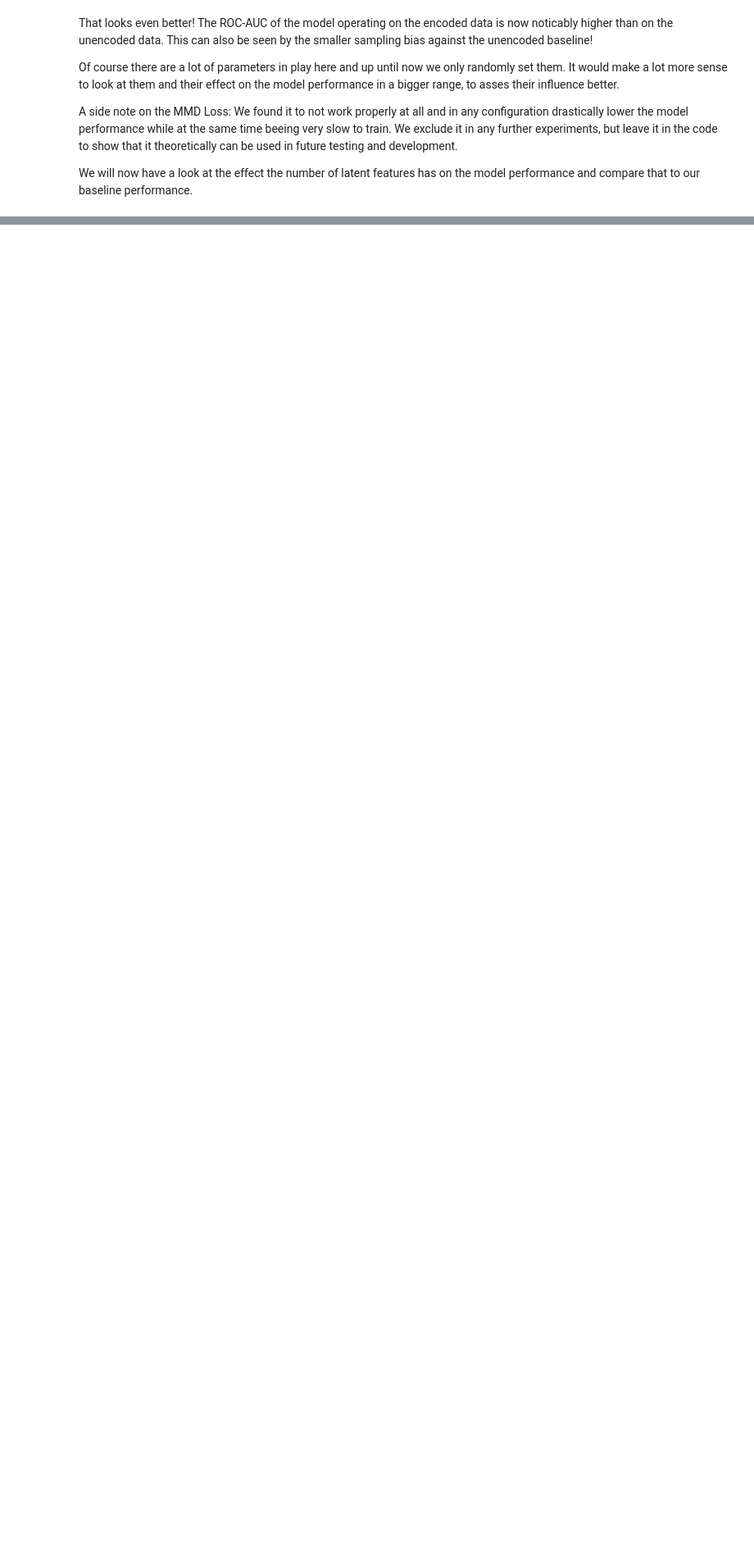
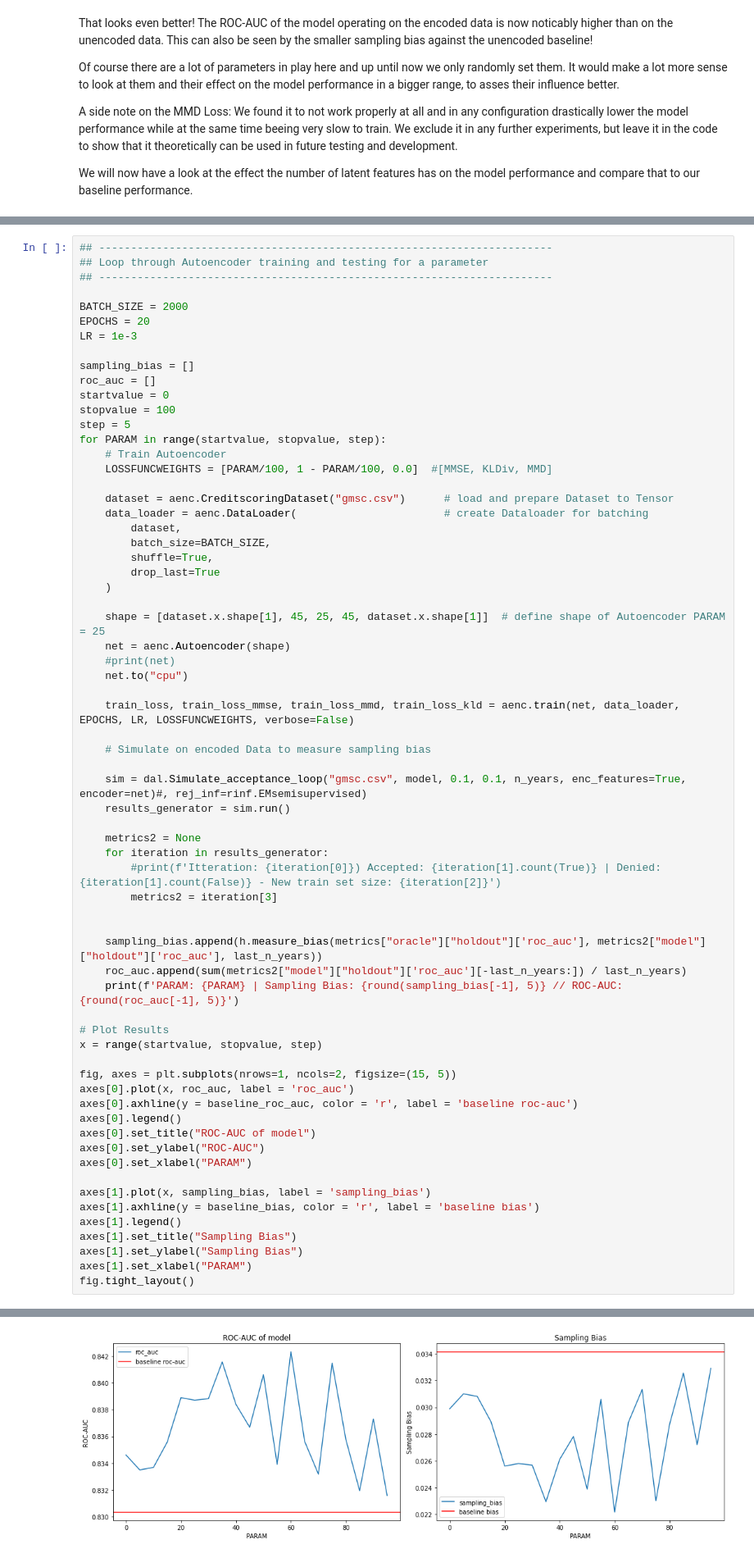
Before and after one commit to lukasvoege/reject-infer-autoencoder, a Jupyter notebook: notebooks/Lukas_Cells.ipynb, the cells around one changed output, grey strips where cells are left out. Shown at 82% size. Drawn from its saved outputs; the diff is of its cells as text; blank space fills up the shorter version.

Commit message:
testing and results

```diff
--- a/notebooks/Lukas_Cells.ipynb
+++ b/notebooks/Lukas_Cells.ipynb
@@ -700,0 +706,67 @@ PARAM: 33 | Sampling Bias: 0.02519 // ROC-AUC: 0.83932
+# %%
+## -----------------------------------------------------------------------
+## Loop through Autoencoder training and testing for a parameter
+## -----------------------------------------------------------------------
+
+BATCH_SIZE = 2000
+EPOCHS = 20
+LR = 1e-3
+
+sampling_bias = []
+roc_auc = []
+startvalue = 0
+stopvalue = 100
+step = 5
+for PARAM in range(startvalue, stopvalue, step):
+    # Train Autoencoder
+    LOSSFUNCWEIGHTS = [PARAM/100, 1 - PARAM/100, 0.0]  #[MMSE, KLDiv, MMD]
+
+    dataset = aenc.CreditscoringDataset("gmsc.csv")      # load and prepare Dataset to Tensor
+    data_loader = aenc.DataLoader(                       # create Dataloader for batching
+        dataset,
+        batch_size=BATCH_SIZE,
+        shuffle=True,
+        drop_last=True
+    )
+
+    shape = [dataset.x.shape[1], 45, 25, 45, dataset.x.shape[1]]  # define shape of Autoencoder PARAM = 25
+    net = aenc.Autoencoder(shape)
+    #print(net)
+    net.to("cpu")
+
+    train_loss, train_loss_mmse, train_loss_mmd, train_loss_kld = aenc.train(net, data_loader, EPOCHS, LR, LOSSFUNCWEIGHTS, verbose=False)
+
+    # Simulate on encoded Data to measure sampling bias
+
+    sim = dal.Simulate_acceptance_loop("gmsc.csv", model, 0.1, 0.1, n_years, enc_features=True, encoder=net)#, rej_inf=rinf.EMsemisupervised)
+    results_generator = sim.run()
+
+    metrics2 = None
+    for iteration in results_generator:
+        #print(f'Itteration: {iteration[0]}) Accepted: {iteration[1].count(True)} | Denied: {iteration[1].count(False)} - New train set size: {iteration[2]}')
+        metrics2 = iteration[3]
+
+
+    sampling_bias.append(h.measure_bias(metrics["oracle"]["holdout"]['roc_auc'], metrics2["model"]["holdout"]['roc_auc'], last_n_years))
+    roc_auc.append(sum(metrics2["model"]["holdout"]['roc_auc'][-last_n_years:]) / last_n_years)
+    print(f'PARAM: {PARAM} | Sampling Bias: {round(sampling_bias[-1], 5)} // ROC-AUC: {round(roc_auc[-1], 5)}')
+
+# Plot Results
+x = range(startvalue, stopvalue, step)
+
+fig, axes = plt.subplots(nrows=1, ncols=2, figsize=(15, 5))
+axes[0].plot(x, roc_auc, label = 'roc_auc')
+axes[0].axhline(y = baseline_roc_auc, color = 'r', label = 'baseline roc-auc')
+axes[0].legend()
+axes[0].set_title("ROC-AUC of model")
+axes[0].set_ylabel("ROC-AUC")
+axes[0].set_xlabel("PARAM")
+
+axes[1].plot(x, sampling_bias, label = 'sampling_bias')
+axes[1].axhline(y = baseline_bias, color = 'r', label = 'baseline bias')
+axes[1].legend()
+axes[1].set_title("Sampling Bias")
+axes[1].set_ylabel("Sampling Bias")
+axes[1].set_xlabel("PARAM")
+fig.tight_layout()
+# %% [output]
@@ -700,0 +793 @@ PARAM: 33 | Sampling Bias: 0.02519 // ROC-AUC: 0.83932
+[figure, added]
```
Also changed, not shown: parts of 6 cells of this notebook, 2 other files.
